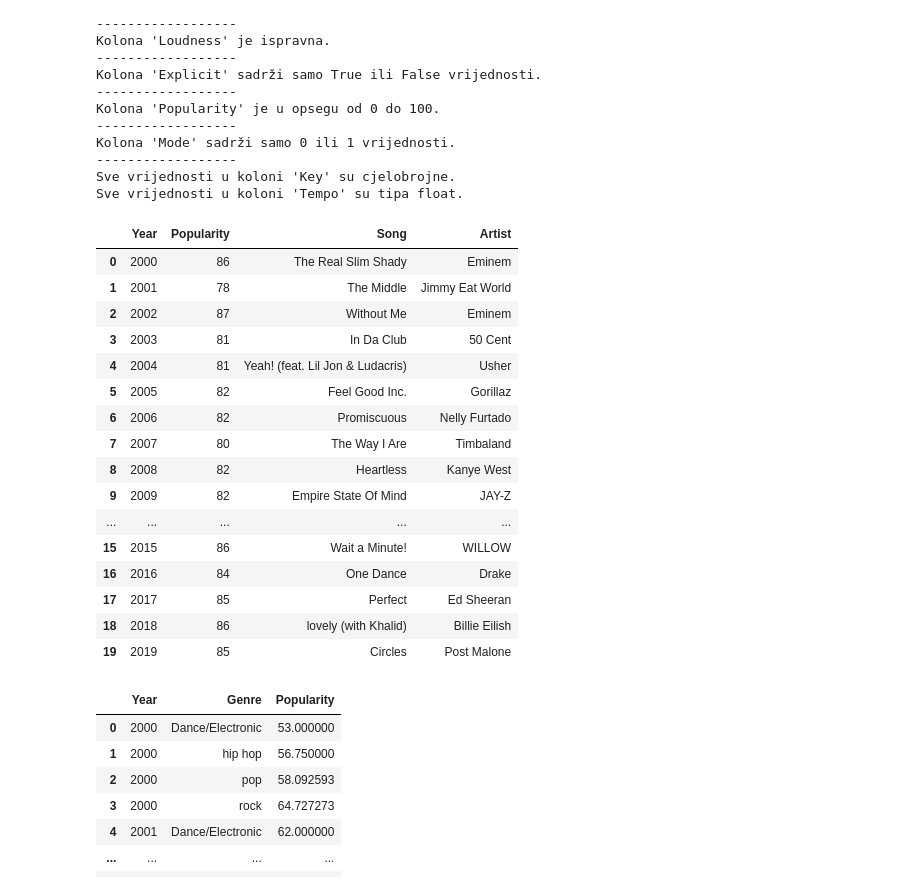
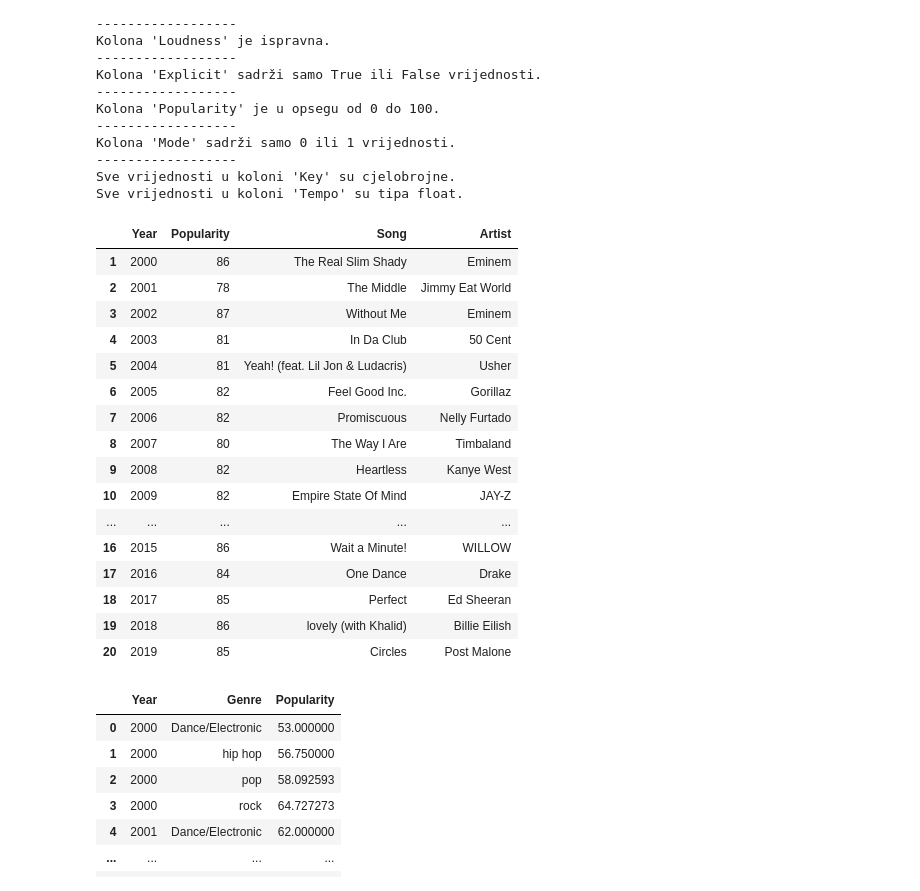
Before and after one commit to SaraTalic/Spotify-Analysis, a Jupyter notebook: spotifyAnalizaPodataka.ipynb, the cells around one changed output. Cells and saved outputs as stored; diff of their text form; code cells hidden in the pictures.

```diff
--- a/spotifyAnalizaPodataka.ipynb
+++ b/spotifyAnalizaPodataka.ipynb
@@ -529,29 +532,30 @@ Sve vrijednosti u koloni 'Key' su cjelobrojne.
 Sve vrijednosti u koloni 'Tempo' su tipa float.
 # %%
 #Najpopularnije pjesme po godinama
-grouped = data.groupby('Year')
+grouped_by_year = data.groupby('Year')
 
-idx = grouped['Popularity'].idxmax()
+idx = grouped_by_year['Popularity'].idxmax()
 most_popular_songs_by_year = data.loc[idx, ['Year', 'Popularity', 'Song', 'Artist']]
 most_popular_songs_by_year.reset_index(drop=True, inplace=True)
+most_popular_songs_by_year.index = range(1, len(most_popular_songs_by_year) + 1)
 
 most_popular_songs_by_year
 # %% [output]
 |  | Year | Popularity | Song | Artist |
-| 0 | 2000 | 86 | The Real Slim Shady | Eminem |
-| 1 | 2001 | 78 | The Middle | Jimmy Eat World |
-| 2 | 2002 | 87 | Without Me | Eminem |
-| 3 | 2003 | 81 | In Da Club | 50 Cent |
-| 4 | 2004 | 81 | Yeah! (feat. Lil Jon & Ludacris) | Usher |
-| 5 | 2005 | 82 | Feel Good Inc. | Gorillaz |
-| 6 | 2006 | 82 | Promiscuous | Nelly Furtado |
-| 7 | 2007 | 80 | The Way I Are | Timbaland |
-| 8 | 2008 | 82 | Heartless | Kanye West |
-| 9 | 2009 | 82 | Empire State Of Mind | JAY-Z |
+| 1 | 2000 | 86 | The Real Slim Shady | Eminem |
+| 2 | 2001 | 78 | The Middle | Jimmy Eat World |
+| 3 | 2002 | 87 | Without Me | Eminem |
+| 4 | 2003 | 81 | In Da Club | 50 Cent |
+| 5 | 2004 | 81 | Yeah! (feat. Lil Jon & Ludacris) | Usher |
+| 6 | 2005 | 82 | Feel Good Inc. | Gorillaz |
+| 7 | 2006 | 82 | Promiscuous | Nelly Furtado |
+| 8 | 2007 | 80 | The Way I Are | Timbaland |
+| 9 | 2008 | 82 | Heartless | Kanye West |
+| 10 | 2009 | 82 | Empire State Of Mind | JAY-Z |
 | ... | ... | ... | ... | ... |
-| 15 | 2015 | 86 | Wait a Minute! | WILLOW |
-| 16 | 2016 | 84 | One Dance | Drake |
-| 17 | 2017 | 85 | Perfect | Ed Sheeran |
-| 18 | 2018 | 86 | lovely (with Khalid) | Billie Eilish |
-| 19 | 2019 | 85 | Circles | Post Malone |
+| 16 | 2015 | 86 | Wait a Minute! | WILLOW |
+| 17 | 2016 | 84 | One Dance | Drake |
+| 18 | 2017 | 85 | Perfect | Ed Sheeran |
+| 19 | 2018 | 86 | lovely (with Khalid) | Billie Eilish |
+| 20 | 2019 | 85 | Circles | Post Malone |
 # %%
```
Also changed, not shown: parts of 22 cells of this notebook, 7 other files.
